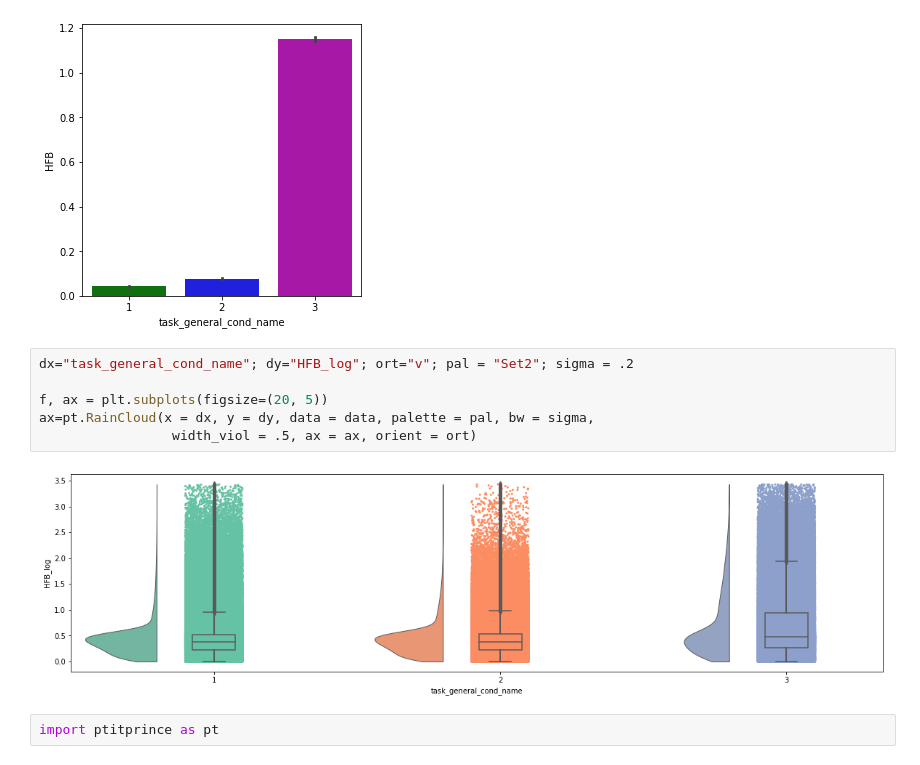
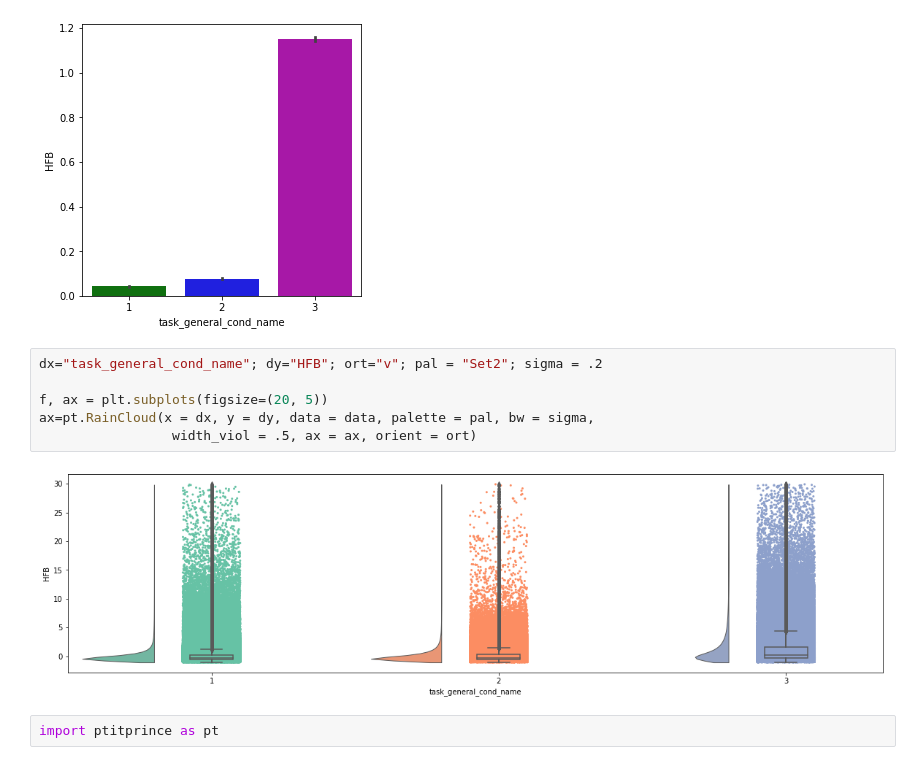
Before and after one commit to pinheirochagas/lbcn_encoding_decoding, a Jupyter notebook: notebooks/encoding_model_pipeline.ipynb, the cells around one changed output. Saved outputs shown, nothing was run; the diff lists cells and outputs as text.

```diff
--- a/notebooks/encoding_model_pipeline.ipynb
+++ b/notebooks/encoding_model_pipeline.ipynb
@@ -250,13 +253,13 @@ array([[0., 0., 0., ..., 0., 0., 6.],
 <matplotlib.axes._subplots.AxesSubplot at 0x...>
 [figure]
 # %%
-dx="task_general_cond_name"; dy="HFB_log"; ort="v"; pal = "Set2"; sigma = .2
+dx="task_general_cond_name"; dy="HFB"; ort="v"; pal = "Set2"; sigma = .2
 
 f, ax = plt.subplots(figsize=(20, 5))
 ax=pt.RainCloud(x = dx, y = dy, data = data, palette = pal, bw = sigma,
                  width_viol = .5, ax = ax, orient = ort)
 # %% [output]
-[figure, old version]
+[figure, new version]
 # %%
 import ptitprince as pt
 # %%
```
Also changed, not shown: parts of 1 cell of this notebook.
